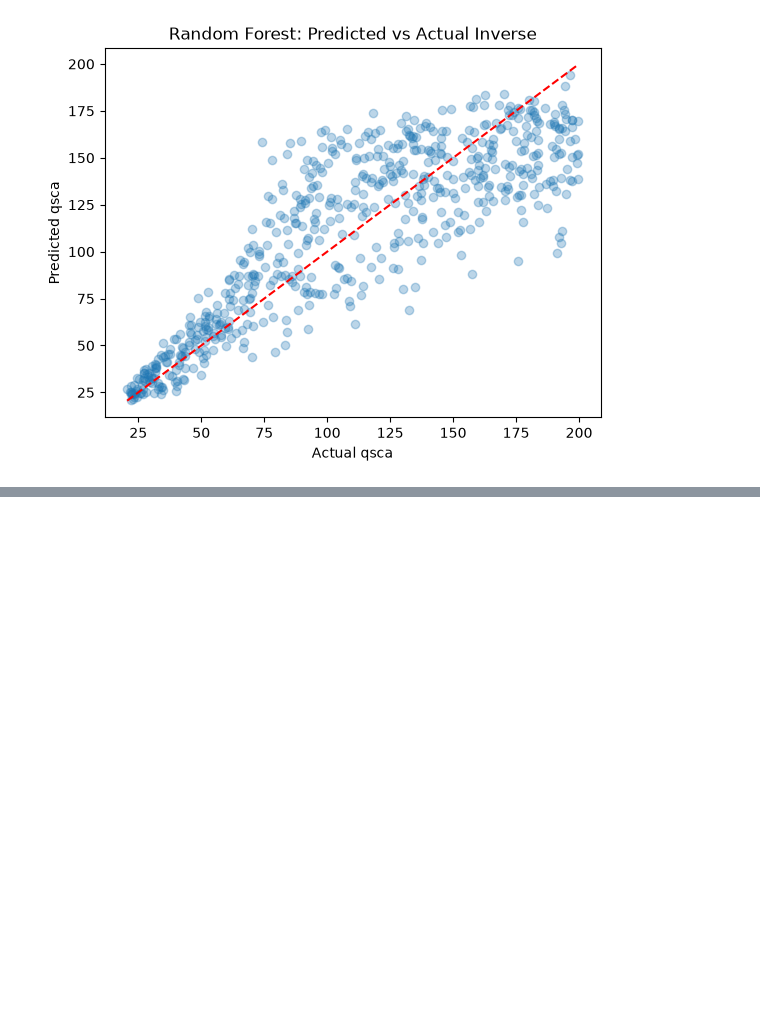
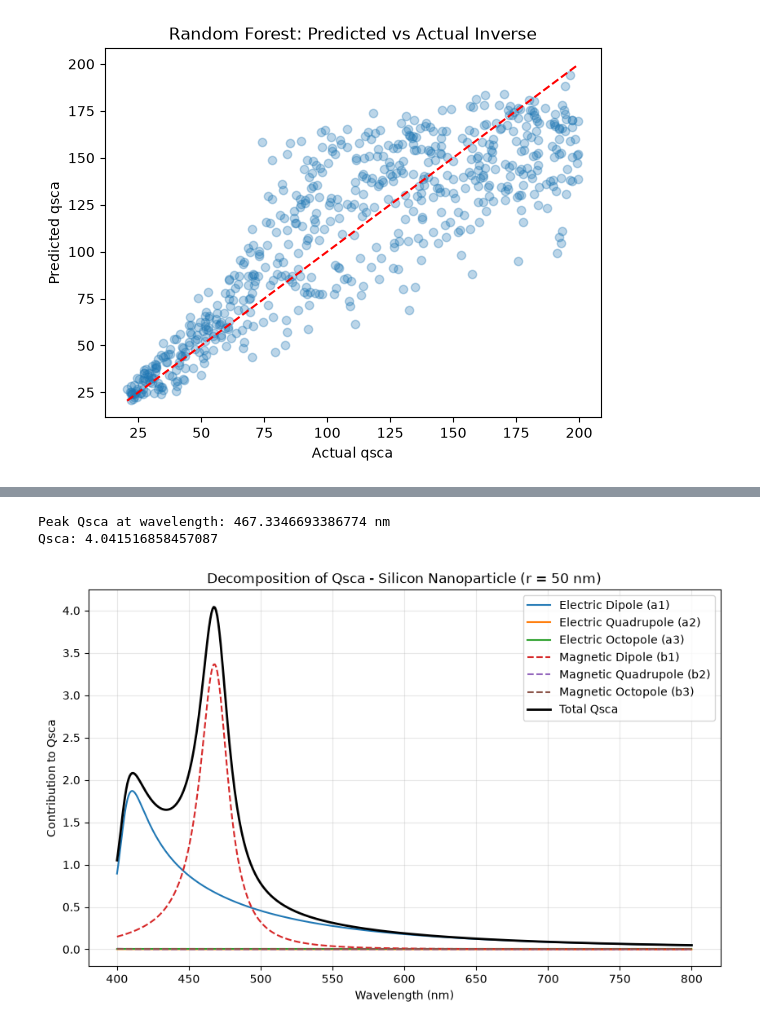
Before and after one commit to gummymule/mie-scatt-forward-predict, a Jupyter notebook: index.ipynb, the cells around one changed output, grey strips where cells are left out. Drawn from its saved outputs; the diff is of its cells as text; code cells hidden in the pictures; blank space fills up the shorter version.

```diff
--- a/index.ipynb
+++ b/index.ipynb
@@ -114,0 +263,50 @@ Text(0.5, 1.0, 'Random Forest: Predicted vs Actual Inverse')
+# %%
+peak_idx = df_r50["qsca"].idxmax()
+print(f"Peak Qsca at wavelength: {df_r50.loc[peak_idx, 'wavelength_nm']} nm")
+print(f"Qsca: {df_r50.loc[peak_idx, 'qsca']}")
+# %% [output]
+Peak Qsca at wavelength: 467.3346693386774 nm
+Qsca: 4.041516858457087
+# %%
+import numpy as np
+import miepython as mie
+import matplotlib.pyplot as plt
+
+radius_fixed = 50
+diameter_fixed = 2 * radius_fixed
+wavelength_sweep = np.linspace(400, 800, 500)
+wl_um_sweep = wavelength_sweep / 1000
+m_sweep = n_interp_si(wl_um_sweep) - 1j * k_interp_si(wl_um_sweep)
+
+n_max = 3 # hitung sampai oder ke-3: dipole, quadrupole, octopole
+
+qsca_electric = np.zeros((n_max, len(wavelength_sweep)))
+qsca_magnetic = np.zeros((n_max, len(wavelength_sweep)))
+
+for i, (wl, m_val) in enumerate(zip(wavelength_sweep, m_sweep)):
+  x = np.pi * diameter_fixed / wl
+  a, b = mie.coefficients(m_val, x, n_pole=n_max)
+  for n in range(1, n_max + 1):
+    qsca_electric[n-1, i] = (2/x**2) * (2*n+1) * abs(a[n-1])**2
+    qsca_magnetic[n-1, i] = (2/x**2) * (2*n+1) * abs(b[n-1])**2
+
+qsca_total_check = qsca_electric.sum(axis=0) + qsca_magnetic.sum(axis=0)
+# %%
+labels_e = ["Electric Dipole (a1)", "Electric Quadrupole (a2)", "Electric Octopole (a3)"]
+labels_m = ["Magnetic Dipole (b1)", "Magnetic Quadrupole (b2)", "Magnetic Octopole (b3)"]
+
+plt.figure(figsize=(10, 6))
+for n in range(n_max):
+    plt.plot(wavelength_sweep, qsca_electric[n], label=labels_e[n])
+for n in range(n_max):
+    plt.plot(wavelength_sweep, qsca_magnetic[n], label=labels_m[n], linestyle='--')
+plt.plot(wavelength_sweep, qsca_total_check, label="Total Qsca", color='black', linewidth=2)
+
+plt.xlabel("Wavelength (nm)")
+plt.ylabel("Contribution to Qsca")
+plt.title(f"Decomposition of Qsca - Silicon Nanoparticle (r = {radius_fixed} nm)")
+plt.legend()
+plt.grid(alpha=0.3)
+plt.show()
+# %% [output]
+[figure, added]
```
Also changed, not shown: parts of 12 cells of this notebook, 2 other files.
